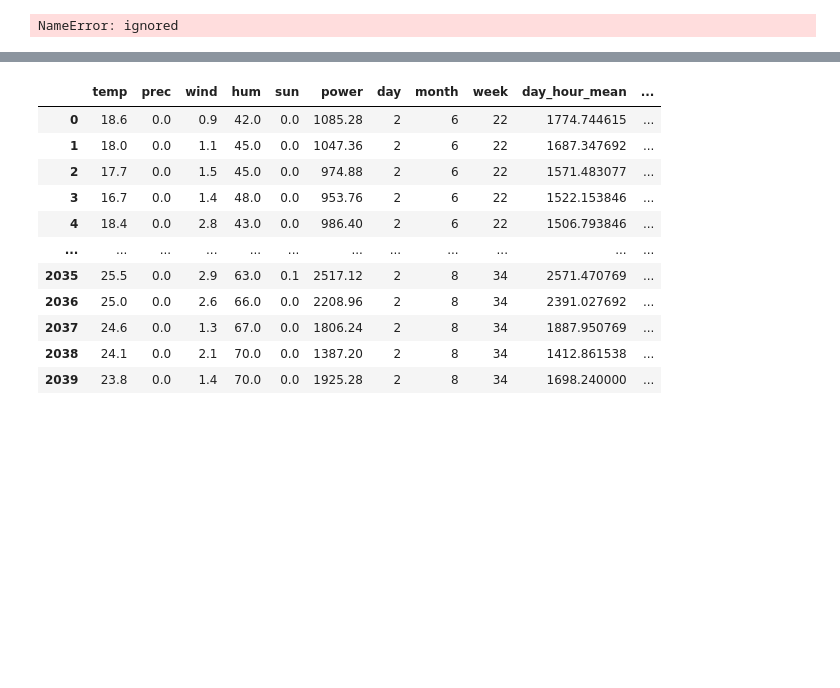
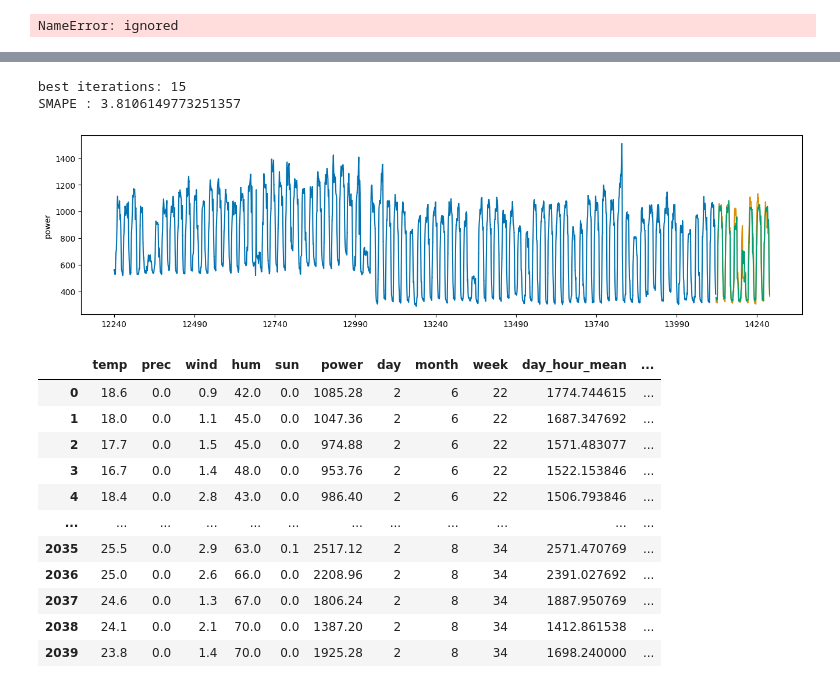
Before and after one commit to joosk3R/jskRprac, a Jupyter notebook: dacon_e_e.ipynb, the cells around one changed output, grey strips where cells are left out. Cells and saved outputs as stored; diff of their text form; code cells hidden in the pictures; blank space fills up the shorter version.

```diff
--- a/dacon_e_e.ipynb
+++ b/dacon_e_e.ipynb
@@ -363,0 +364,2 @@ train
+# %%
+train = pd.read_csv("/train.csv")
@@ -591,0 +639,4 @@ train.loc[train.num == 7, ]
+# %%
+train = train.reindex(['num', 'date_time', 'power','temp', 'prec', 'wind', 'hum', 'sun',
+       'day', 'month', 'week', 'day_hour_mean', 'hour_mean', 'hour_std',
+       'sin_time', 'cos_time', 'THI', 'holiday', 'CDH'], axis = 1)
@@ -592,5 +665,7 @@ train.loc[train.num == 7, ]
 # %%
-x = train.loc[train.num == 7, ].iloc[:, 2:]
+## 7번 건물의 발전량
+y = train.loc[train.num == 7, 'power']
+x = train.loc[train.num == 7, ].iloc[:, 3:]
 
 y_train, y_valid, x_train, x_valid = temporal_train_test_split(y = y, X = x, test_size = 168) # 24시간*7일 = 168
 
@@ -634,0 +739,7 @@ XGBRegressor(alpha=100, base_score=None, booster=None, callbacks=None,
+# %%
+
+xgb_reg = XGBRegressor(n_estimators = 10000, seed=0)
+
+xgb_reg.fit(x_train, y_train, eval_set=[(x_train, y_train), (x_valid, y_valid)],
+        early_stopping_rounds=300,
+       verbose=False)
@@ -654,3 +781,16 @@ train
+# %%
+## 주황색이 실제 전력소비량, 초록색이 예측값입니다.
+pred = xgb_reg.predict(x_valid)
+pred = pd.Series(pred)
+pred.index = np.arange(y_valid.index[0], y_valid.index[-1]+1)
+plot_series(y_train, y_valid, pd.Series(pred), markers=[',' , ',', ','])
+
+print('best iterations: {}'.format(xgb_reg.best_iteration))
+print('SMAPE : {}'.format(SMAPE(y_valid, pred)))
+# %% [output]
+best iterations: 15
+SMAPE : 3.8106149773251357
+[figure, added]
 # %%
 x
 # %% [output]
```
Also changed, not shown: parts of 93 cells of this notebook.
